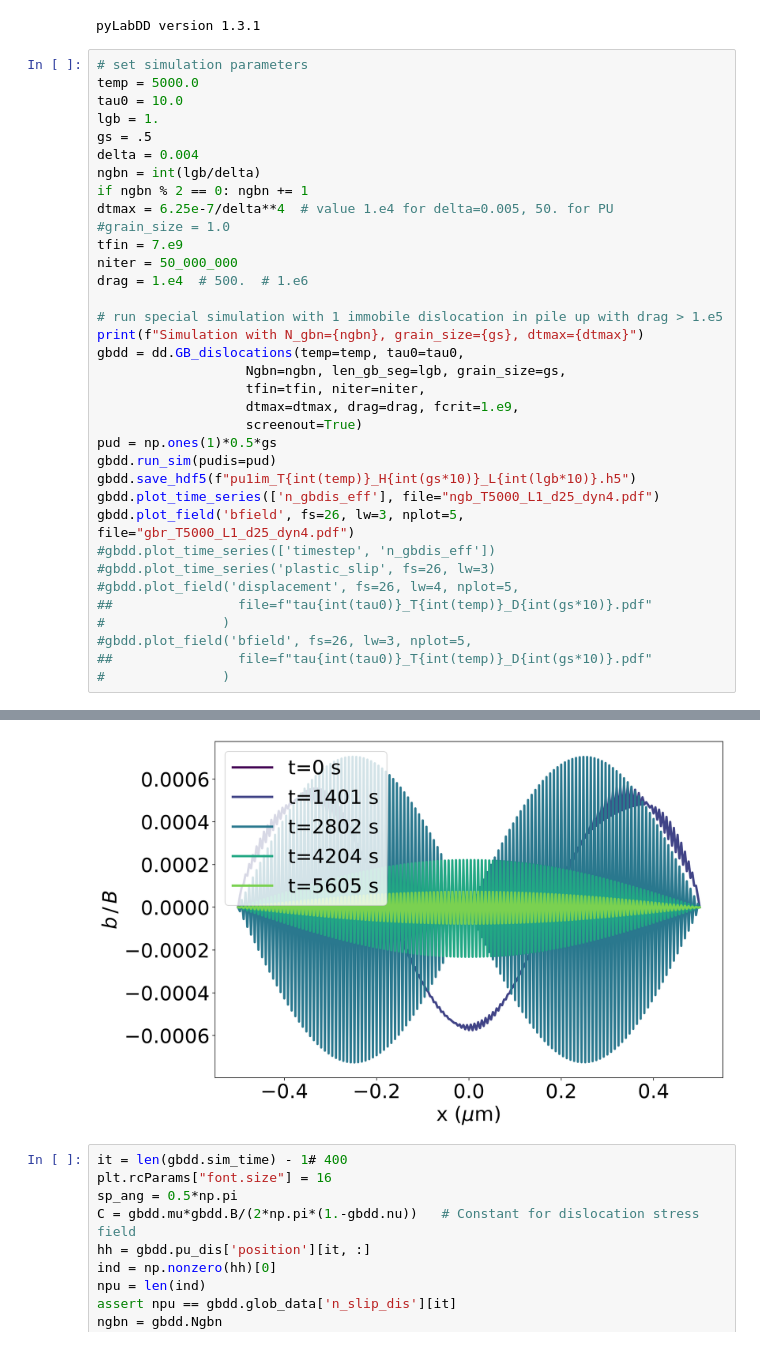
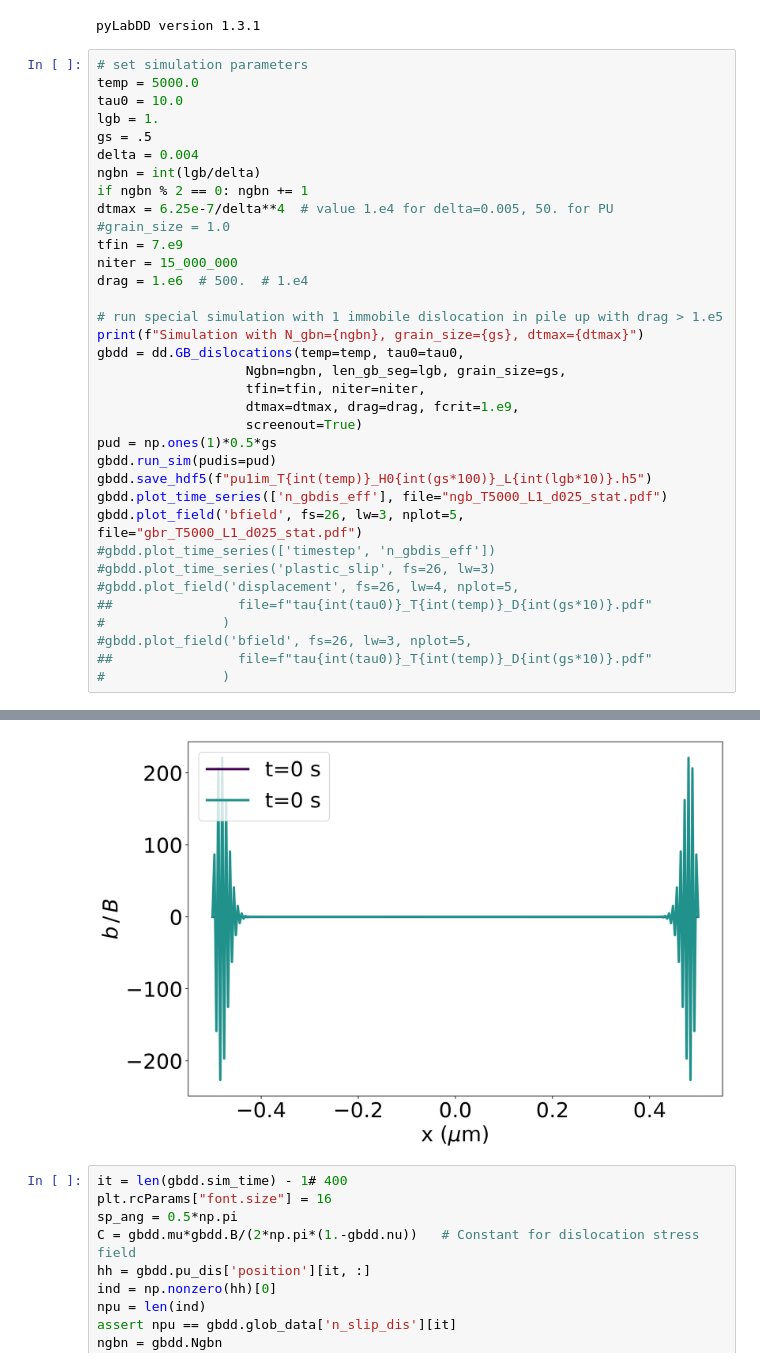
Before and after one commit to AHartmaier/pyLabDD, a Jupyter notebook: notebooks/gbdd_pu1_gbrelax.ipynb, the cells around one changed output, grey strips where cells are left out. Saved outputs shown, nothing was run; the diff lists cells and outputs as text.

```diff
--- a/notebooks/gbdd_pu1_gbrelax.ipynb
+++ b/notebooks/gbdd_pu1_gbrelax.ipynb
@@ -79,8 +79,8 @@ if ngbn % 2 == 0: ngbn += 1
 dtmax = 6.25e-7/delta**4  # value 1.e4 for delta=0.005, 50. for PU
 #grain_size = 1.0
 tfin = 7.e9
-niter = 50_000_000
-drag = 1.e4  # 500.  # 1.e6
+niter = 15_000_000
+drag = 1.e6  # 500.  # 1.e4
 
 # run special simulation with 1 immobile dislocation in pile up with drag > 1.e5
 print(f"Simulation with N_gbn={ngbn}, grain_size={gs}, dtmax={dtmax}")
@@ -91,9 +91,9 @@ gbdd = dd.GB_dislocations(temp=temp, tau0=tau0,
                    screenout=True)
 pud = np.ones(1)*0.5*gs
 gbdd.run_sim(pudis=pud)
-gbdd.save_hdf5(f"pu1im_T{int(temp)}_H{int(gs*10)}_L{int(lgb*10)}.h5")
-gbdd.plot_time_series(['n_gbdis_eff'], file="ngb_T5000_L1_d25_dyn4.pdf")
-gbdd.plot_field('bfield', fs=26, lw=3, nplot=5, file="gbr_T5000_L1_d25_dyn4.pdf")
+gbdd.save_hdf5(f"pu1im_T{int(temp)}_H0{int(gs*100)}_L{int(lgb*10)}.h5")
+gbdd.plot_time_series(['n_gbdis_eff'], file="ngb_T5000_L1_d025_stat.pdf")
+gbdd.plot_field('bfield', fs=26, lw=3, nplot=5, file="gbr_T5000_L1_d025_stat.pdf")
 #gbdd.plot_time_series(['timestep', 'n_gbdis_eff'])
 #gbdd.plot_time_series('plastic_slip', fs=26, lw=3)
 #gbdd.plot_field('displacement', fs=26, lw=4, nplot=5,
@@ -124,4 +124,4 @@ Set fcrit: 1000000000.0
-[figure, old version]
+[figure, new version]
 # %%
 it = len(gbdd.sim_time) - 1# 400
 plt.rcParams["font.size"] = 16
```
Also changed, not shown: parts of 1 cell of this notebook.
